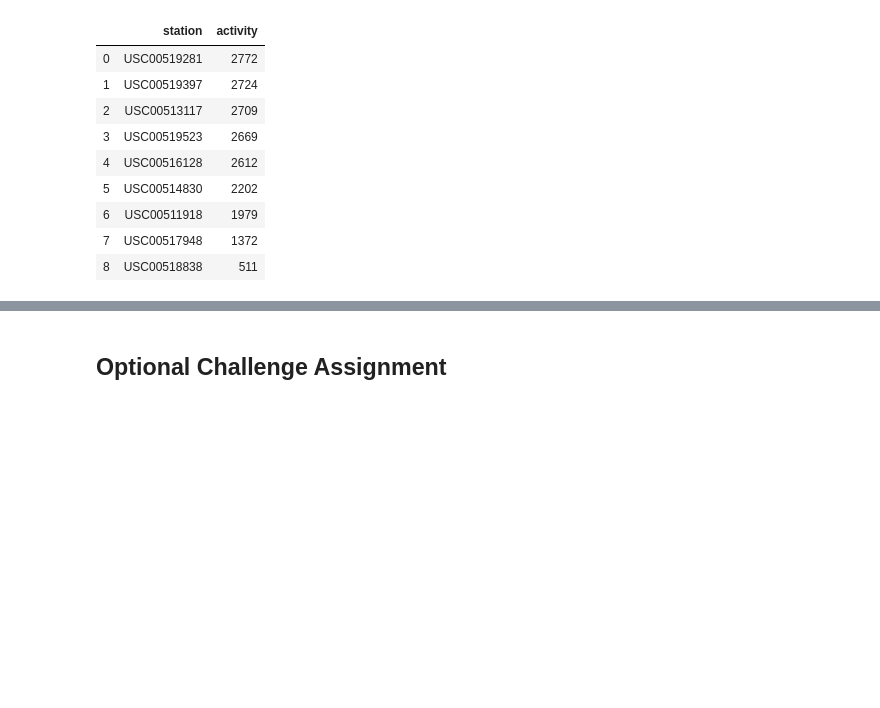
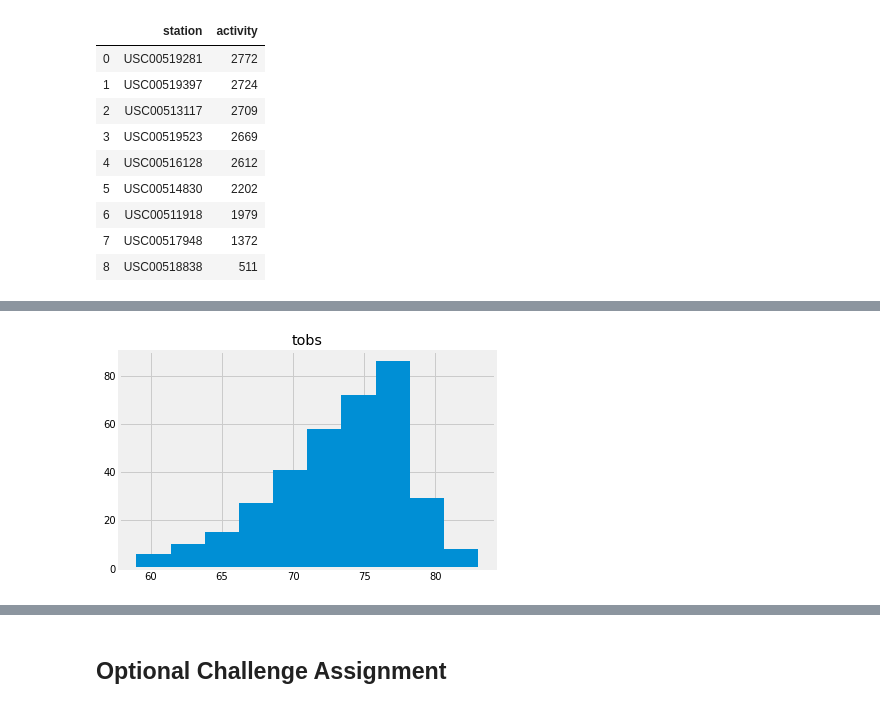
Before and after one commit to apspatz/sqlalchemy-challenge, a Jupyter notebook: climate.ipynb, the cells around one changed output, grey strips where cells are left out. Saved outputs shown, nothing was run; the diff lists cells and outputs as text; code cells hidden in the pictures; blank space fills up the shorter version.

```diff
--- a/climate.ipynb
+++ b/climate.ipynb
@@ -151,8 +139,21 @@ station_df
 # %%
 # Using the station id from the previous query, calculate the lowest temperature recorded,
 # highest temperature recorded, and average temperature of the most active station?
-busy_station = station_df[index=0]
+busy_station = station_df.iloc[0][0]
 busy_station
 
-# session.query(Measurements).filter(Measurements)
+highT = session.query(Measurement.tobs).filter(Measurement.station == busy_station).\
+    order_by(Measurement.tobs.desc()).first()
+highT
+
+lowT = session.query(Measurement.tobs).filter(Measurement.station == busy_station).\
+    order_by(Measurement.tobs).first()
+lowT
+
+avgT = session.query(func.avg(Measurement.tobs)).filter(Measurement.station == busy_station).all()
+avgT = list(np.ravel(avgT))
+avgT
+
+busy_sta_df = pd.DataFrame({'station': busy_station, 'low temp': lowT, 'high temp': highT, 'avg temp': avgT})
+busy_sta_df
 # %% [output]
@@ -160,6 +162,18 @@ SyntaxError: invalid syntax (<ipython-input-31-81173d0b5bd2>, line 3)
 # %%
 # Choose the station with the highest number of temperature observations.
 # Query the last 12 months of temperature observation data for this station and plot the results as a histogram
+tempdata = session.query(Measurement.date, Measurement.tobs).filter(Measurement.station == busy_station).\
+    filter(Measurement.date.between('2016-08-23', last_date)).all()
+tempdata
+# Save the query results as a Pandas DataFrame and set the index to the date column
+tempdata_df = pd.DataFrame(tempdata).set_index('date')
+tempdata_df['tobs'] = tempdata_df['tobs'].dropna()
+tempdata_df
+
+temp_hist = tempdata_df.hist()
+plt.show()
+# %% [output]
+[figure, added]
 # %% [markdown]
 ![precipitation](Images/station-histogram.png)
 # %%
```
Also changed, not shown: parts of 5 cells of this notebook.
